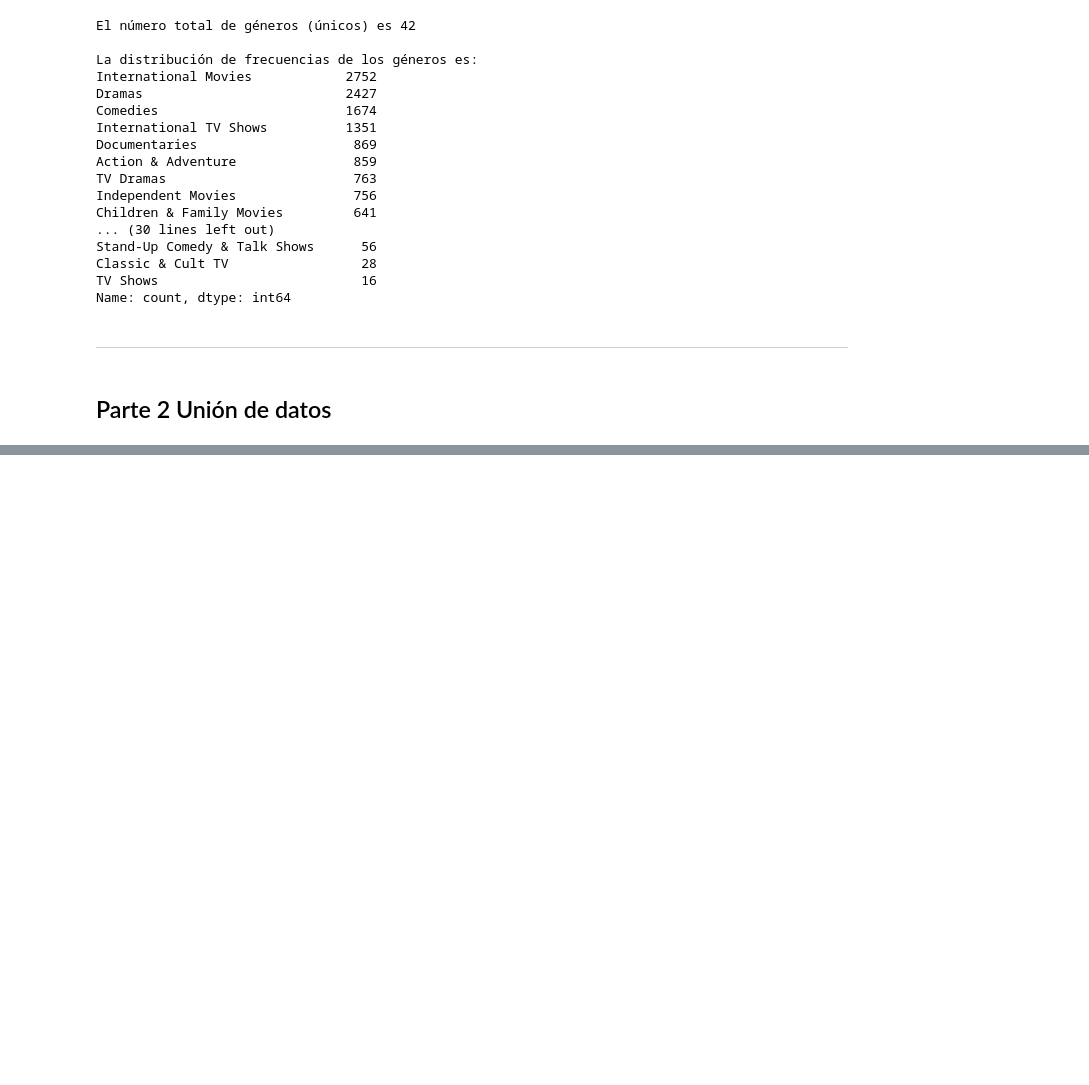
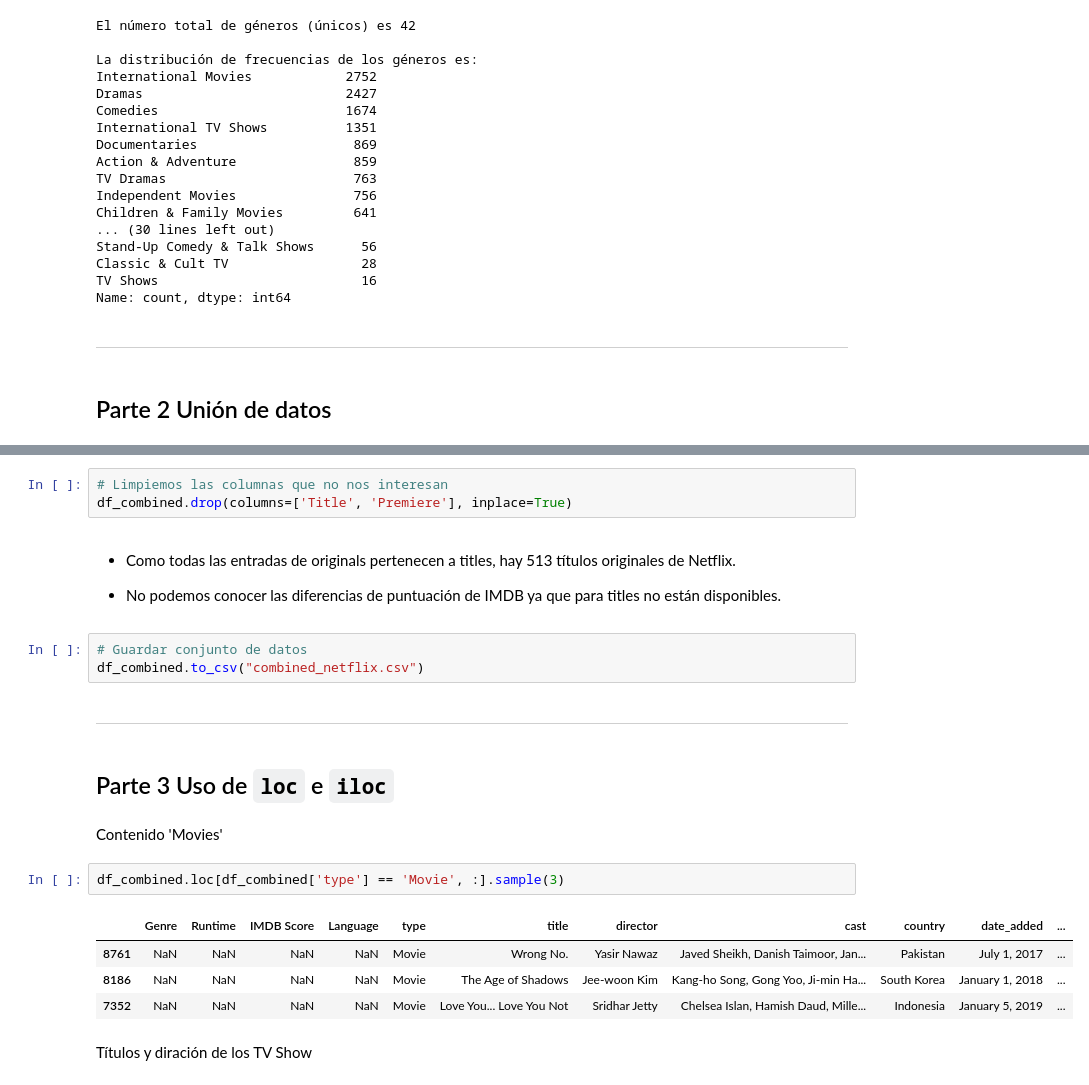
Before and after one commit to SupernovaIa/Laboratorio-EDA-union, a Jupyter notebook: laboratorio-modulo2-leccion02-eda-union.ipynb, the cells around one changed output, grey strips where cells are left out. Saved outputs shown, nothing was run; the diff lists cells and outputs as text; blank space fills up the shorter version.

```diff
--- a/laboratorio-modulo2-leccion02-eda-union.ipynb
+++ b/laboratorio-modulo2-leccion02-eda-union.ipynb
@@ -552,0 +619,25 @@ Name: count, dtype: int64
+# %%
+# Limpiemos las columnas que no nos interesan
+df_combined.drop(columns=['Title', 'Premiere'], inplace=True)
+# %% [markdown]
+* Como todas las entradas de originals pertenecen a titles, hay 513 títulos originales de Netflix.
+
+* No podemos conocer las diferencias de puntuación de IMDB ya que para titles no están disponibles.
+# %%
+# Guardar conjunto de datos
+df_combined.to_csv("combined_netflix.csv")
+# %% [markdown]
+---
+# %% [markdown]
+## Parte 3 Uso de `loc` e `iloc`
+# %% [markdown]
+Contenido 'Movies'
+# %%
+df_combined.loc[df_combined['type'] == 'Movie', :].sample(3)
+# %% [output]
+|  | Genre | Runtime | IMDB Score | Language | type | title | director | cast | country | date_added | ... |
+| 8761 | NaN | NaN | NaN | NaN | Movie | Wrong No. | Yasir Nawaz | Javed Sheikh, Danish Taimoor, Jan... | Pakistan | July 1, 2017 | ... |
+| 8186 | NaN | NaN | NaN | NaN | Movie | The Age of Shadows | Jee-woon Kim | Kang-ho Song, Gong Yoo, Ji-min Ha... | South Korea | January 1, 2018 | ... |
+| 7352 | NaN | NaN | NaN | NaN | Movie | Love You... Love You Not | Sridhar Jetty | Chelsea Islan, Hamish Daud, Mille... | Indonesia | January 5, 2019 | ... |
+# %% [markdown]
+Títulos y diración de los TV Show
```
Also changed, not shown: parts of 34 cells of this notebook, 1 other file.
